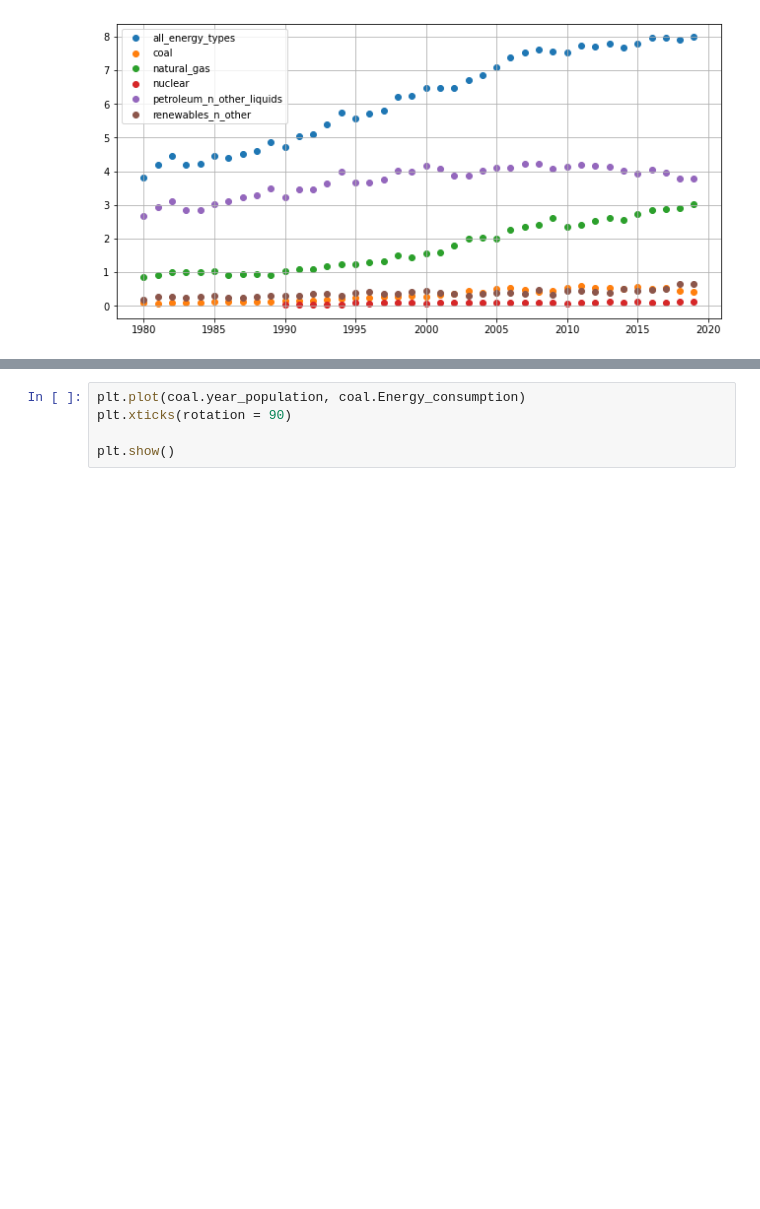
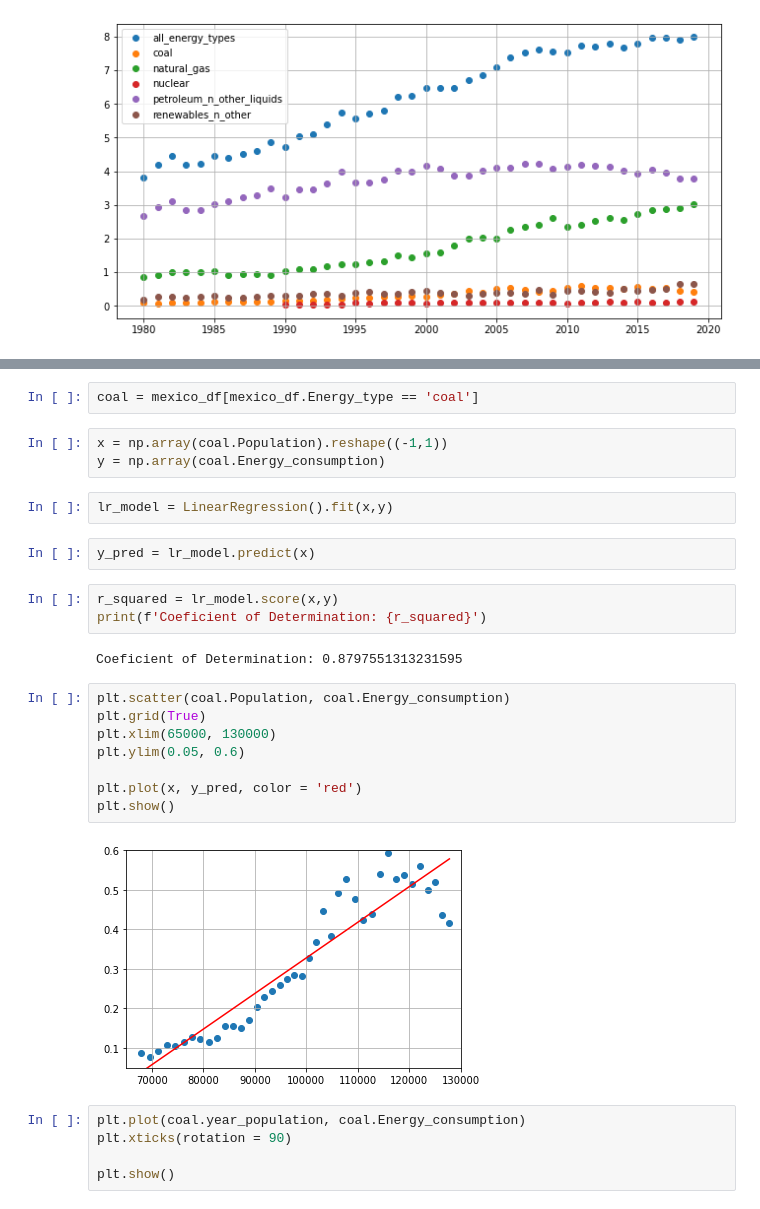
Before and after one commit to IsaacIV/EnergyConsumption, a Jupyter notebook: Mexicos_energy_consumption.ipynb, the cells around one changed output, grey strips where cells are left out. Drawn from its saved outputs; the diff is of its cells as text; blank space fills up the shorter version.

Commit message:
Applying simple linear regression to one of the Energy Types : Coal. I was using Population and Energy_consumption for the Regression

```diff
--- a/Mexicos_energy_consumption.ipynb
+++ b/Mexicos_energy_consumption.ipynb
@@ -272,3 +280,27 @@ plt.show()
+# %%
+coal = mexico_df[mexico_df.Energy_type == 'coal']
+# %%
+x = np.array(coal.Population).reshape((-1,1))
+y = np.array(coal.Energy_consumption)
+# %%
+lr_model = LinearRegression().fit(x,y)
+# %%
+y_pred = lr_model.predict(x)
+# %%
+r_squared = lr_model.score(x,y)
+print(f'Coeficient of Determination: {r_squared}')
+# %% [output]
+Coeficient of Determination: 0.8797551313231595
+# %%
+plt.scatter(coal.Population, coal.Energy_consumption)
+plt.grid(True)
+plt.xlim(65000, 130000)
+plt.ylim(0.05, 0.6)
+
+plt.plot(x, y_pred, color = 'red')
+plt.show()
+# %% [output]
+[figure, added]
 # %%
 plt.plot(coal.year_population, coal.Energy_consumption)
 plt.xticks(rotation = 90)
```
Also changed, not shown: parts of 10 cells of this notebook.
